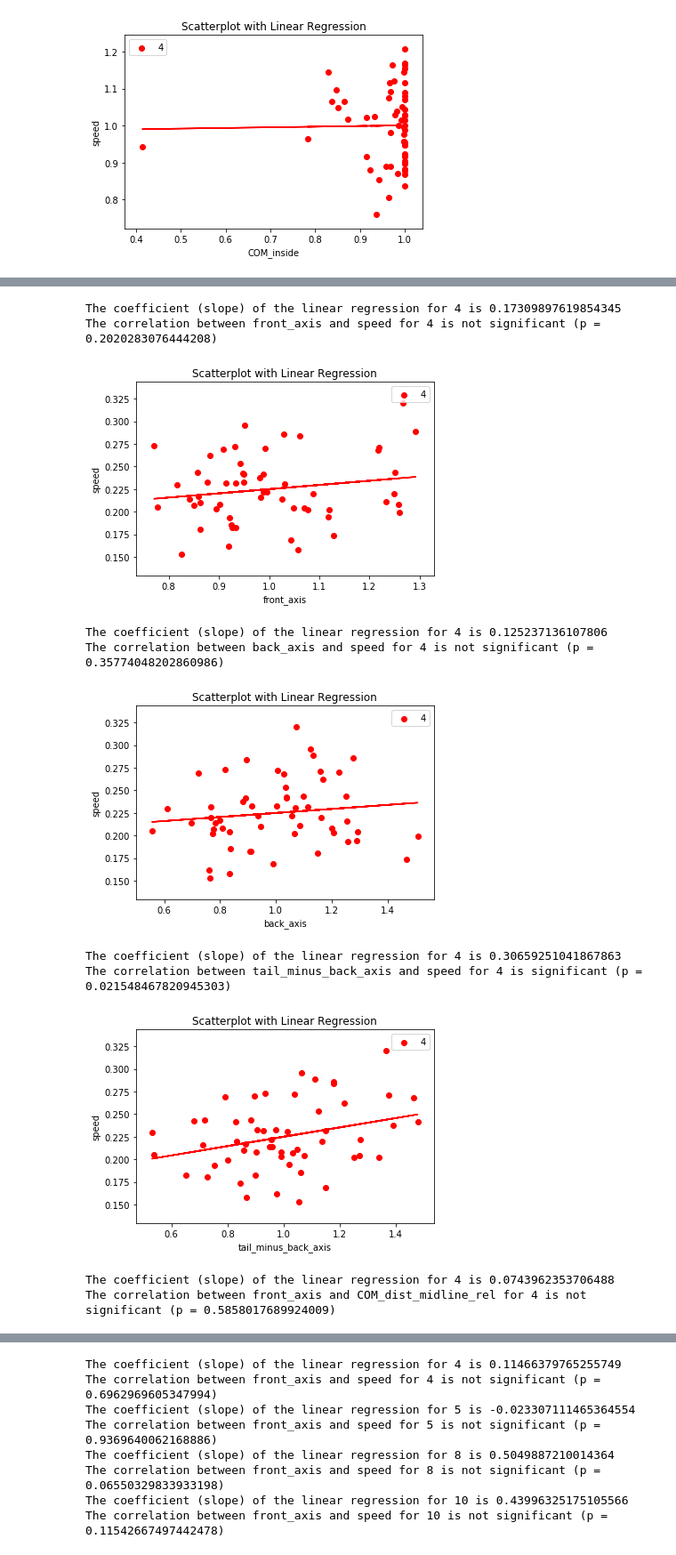
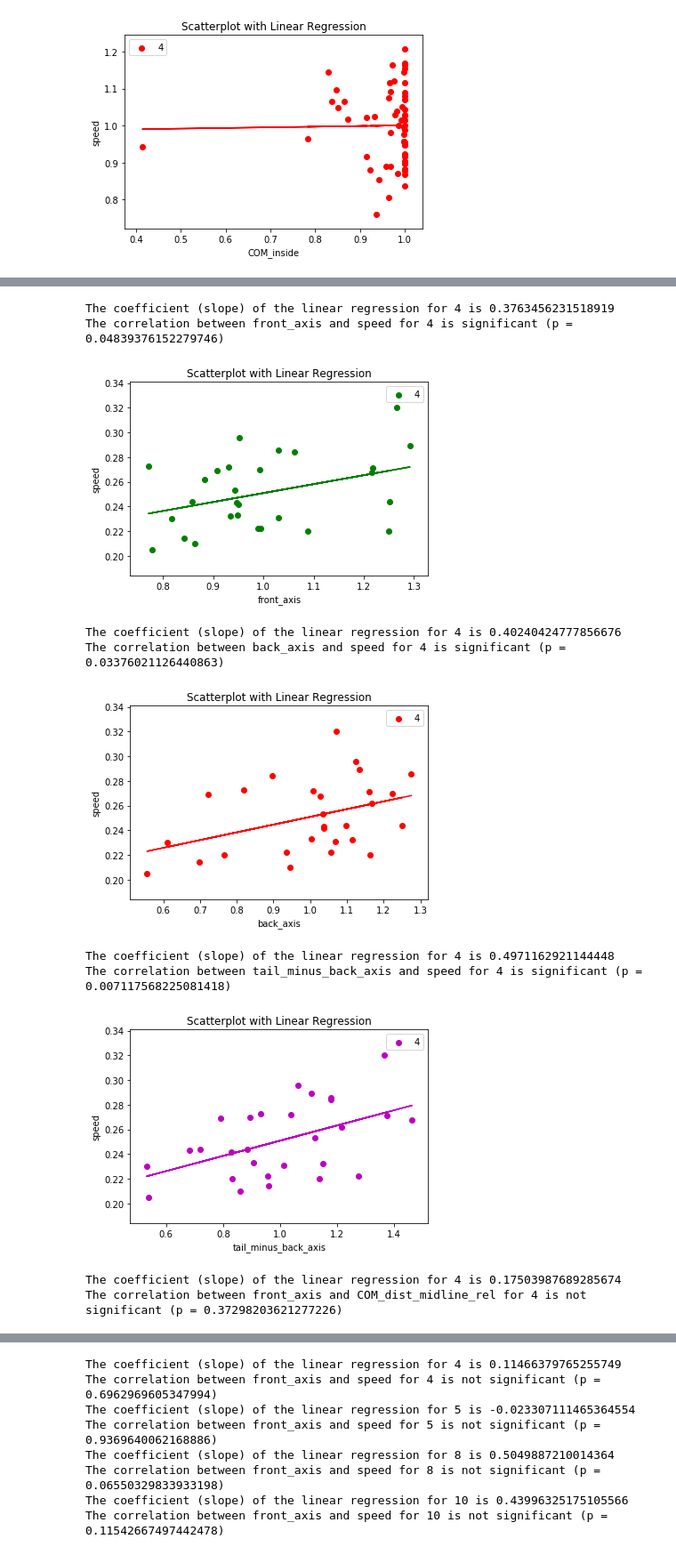
Before and after one commit to salvatoreNRIM/scripts_Tail_Kinematic_Project_JEB_2024, a Jupyter notebook: Scatter_speed_performance_no_pert-final.ipynb, the cells around one changed output, grey strips where cells are left out. Shown at 89% size. Drawn from its saved outputs; the diff is of its cells as text; code cells hidden in the pictures.

```diff
--- a/Scatter_speed_performance_no_pert-final.ipynb
+++ b/Scatter_speed_performance_no_pert-final.ipynb
@@ -28,8 +28,8 @@ import numpy as np
 from sklearn.linear_model import LinearRegression
 import matplotlib.pyplot as plt
 
-def plot_and_print_linreg(nested_x, nested_y, nested_labels, xlabel, ylabel):
-    colors = ['red', 'green', 'blue', 'orange'] # Add more colors as needed
+def plot_and_print_linreg(nested_x, nested_y, nested_labels, xlabel, ylabel, colors):
+#     colors = ['red', 'green', 'blue', 'orange'] # Add more colors as needed
     for i in range(len(nested_x)):
         x = np.array(nested_x[i])
         y = np.array(nested_y[i])
@@ -225,21 +212,25 @@ The correlation between tail_mean_side and COM_dist_midline_rel for 4 is not sig
 # %%
 #Extract all plots together
-plot_and_print_linreg([unpack_list(normalize_by_min(front_axis))], [unpack_list((speed))], labels, 'front_axis', 'speed')
-plot_and_print_linreg([unpack_list(normalize_by_min(back_axis))], [unpack_list((speed))], labels, 'back_axis', 'speed')
-plot_and_print_linreg([unpack_list(normalize_by_min(tail_minus_back_axis))], [unpack_list((speed))], labels, 'tail_minus_back_axis', 'speed')
+widths_beg = 2
+widths_end = 5
+colors = ['green', 'red', 'magenta', 'gray'] # Add more colors as needed
 
-plot_and_print_linreg([unpack_list(normalize_by_min(front_axis))], [unpack_list((COM_dist_midline_rel))], labels, 'front_axis', 'COM_dist_midline_rel')
-plot_and_print_linreg([unpack_list(normalize_by_min(back_axis))], [unpack_list((COM_dist_midline_rel))], labels, 'back_axis', 'COM_dist_midline_rel')
-plot_and_print_linreg([unpack_list(normalize_by_min(tail_minus_back_axis))], [unpack_list((COM_dist_midline_rel))], labels, 'tail_minus_back_axis', 'COM_dist_midline_rel')
+plot_and_print_linreg([unpack_list(normalize_by_min(front_axis[widths_beg:widths_end]))], [unpack_list((speed[widths_beg:widths_end]))], labels, 'front_axis', 'speed', colors[0])
+plot_and_print_linreg([unpack_list(normalize_by_min(back_axis[widths_beg:widths_end]))], [unpack_list((speed[widths_beg:widths_end]))], labels, 'back_axis', 'speed', colors[1])
+plot_and_print_linreg([unpack_list(normalize_by_min(tail_minus_back_axis[widths_beg:widths_end]))], [unpack_list((speed[widths_beg:widths_end]))], labels, 'tail_minus_back_axis', 'speed', colors[2])
+
+plot_and_print_linreg([unpack_list(normalize_by_min(front_axis[widths_beg:widths_end]))], [unpack_list((COM_dist_midline_rel[widths_beg:widths_end]))], labels, 'front_axis', 'COM_dist_midline_rel', colors[0])
+plot_and_print_linreg([unpack_list(normalize_by_min(back_axis[widths_beg:widths_end]))], [unpack_list((COM_dist_midline_rel[widths_beg:widths_end]))], labels, 'back_axis', 'COM_dist_midline_rel', colors[1])
+plot_and_print_linreg([unpack_list(normalize_by_min(tail_minus_back_axis[widths_beg:widths_end]))], [unpack_list((COM_dist_midline_rel[widths_beg:widths_end]))], labels, 'tail_minus_back_axis', 'COM_dist_midline_rel', colors[2])
 # %% [output]
-The coefficient (slope) of the linear regression for 4 is 0.17309897619854345
-The correlation between front_axis and speed for 4 is not significant (p = 0.2020283076444208)
+The coefficient (slope) of the linear regression for 4 is 0.3763456231518919
+The correlation between front_axis and speed for 4 is significant (p = 0.04839376152279746)
-[figure, old version]
+[figure, new version]
-The coefficient (slope) of the linear regression for 4 is 0.125237136107806
-The correlation between back_axis and speed for 4 is not significant (p = 0.35774048202860986)
+The coefficient (slope) of the linear regression for 4 is 0.40240424777856676
+The correlation between back_axis and speed for 4 is significant (p = 0.03376021126440863)
-[figure, old version]
+[figure, new version]
-The coefficient (slope) of the linear regression for 4 is 0.30659251041867863
-The correlation between tail_minus_back_axis and speed for 4 is significant (p = 0.021548467820945303)
+The coefficient (slope) of the linear regression for 4 is 0.4971162921144448
+The correlation between tail_minus_back_axis and speed for 4 is significant (p = 0.007117568225081418)
-[figure, old version]
+[figure, new version]
-The coefficient (slope) of the linear regression for 4 is 0.0743962353706488
-The correlation between front_axis and COM_dist_midline_rel for 4 is not significant (p = 0.5858017689924009)
+The coefficient (slope) of the linear regression for 4 is 0.17503987689285674
+The correlation between front_axis and COM_dist_midline_rel for 4 is not significant (p = 0.37298203621277226)
```
Also changed, not shown: parts of 4 cells of this notebook.
